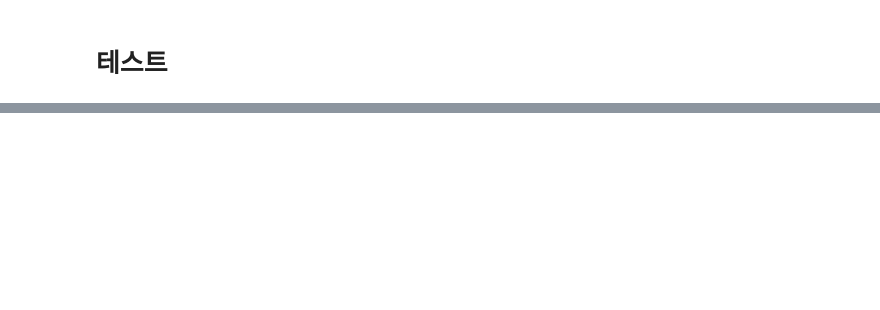
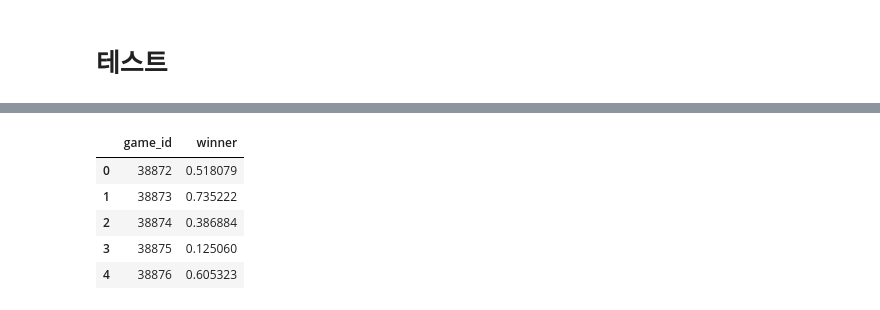
Before and after one commit to sr-study/dacon-starcraft-data-analysis-202003, a Jupyter notebook: dacon_202003.ipynb, the cells around one changed output, grey strips where cells are left out. Saved outputs shown, nothing was run; the diff lists cells and outputs as text; code cells hidden in the pictures; blank space fills up the shorter version.

```diff
--- a/dacon_202003.ipynb
+++ b/dacon_202003.ipynb
@@ -88,6 +131,12 @@ x_train.head()
 # 모델 구축
 # %%
 import sclearn.learning
+import random
 reload_module(sclearn.learning)
-
-models, lgb_bo = sclearn.learning.train_models(x_train, y_train)
+model_sets = []
+random.seed(1)
+for i in range(5):
+    cur_rand = random.randint(0, 65535)
+    print(cur_rand)
+    models, lgb_bo = sclearn.learning.train_models(x_train, y_train, random_state=cur_rand)
+    model_sets.append(models)
@@ -111,0 +195,9 @@ submission.head()
+# %%
+df final = pd.concat([])
+# %% [output]
+|  | game_id | winner |
+| 0 | 38872 | 0.518079 |
+| 1 | 38873 | 0.735222 |
+| 2 | 38874 | 0.386884 |
+| 3 | 38875 | 0.125060 |
+| 4 | 38876 | 0.605323 |
```
Also changed, not shown: parts of 14 cells of this notebook, 2 other files.
